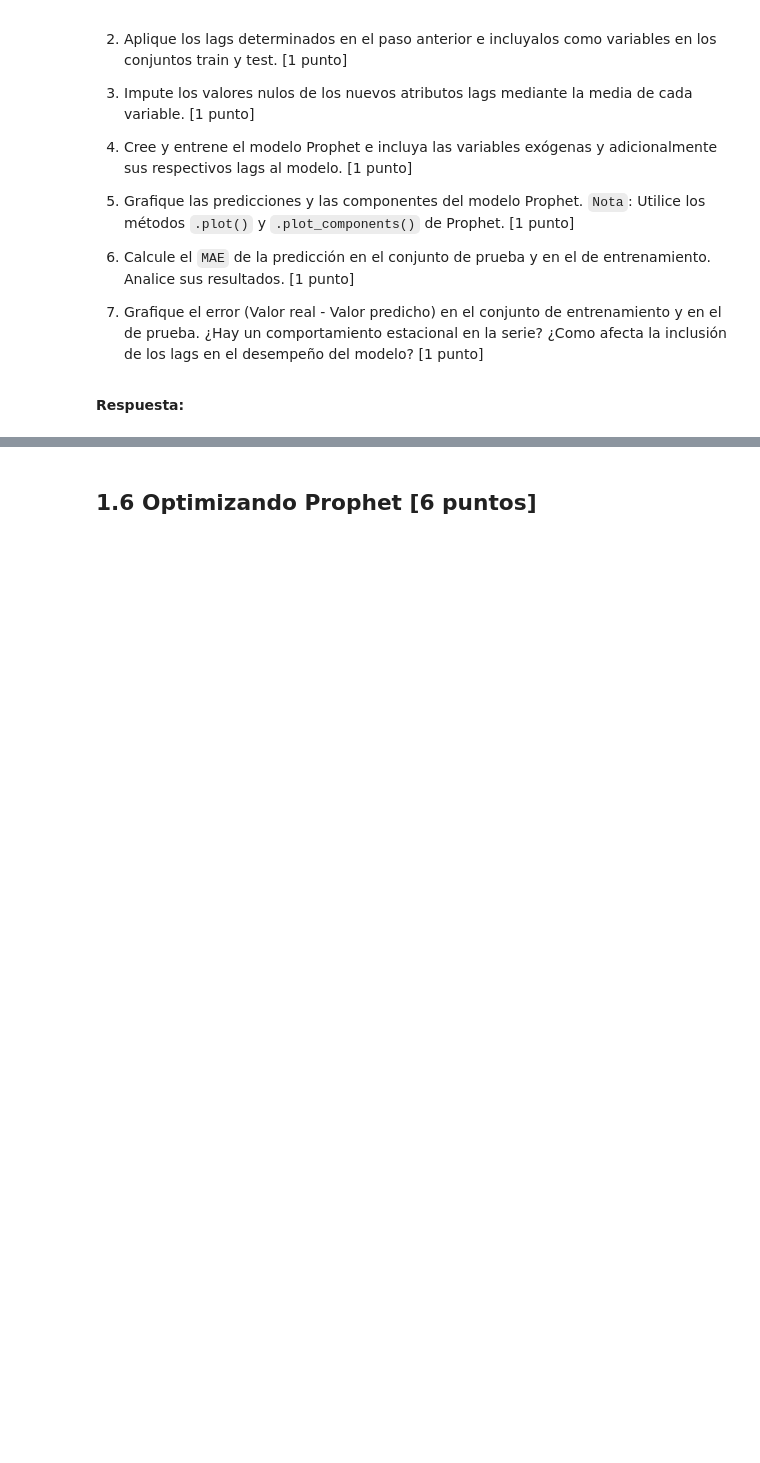
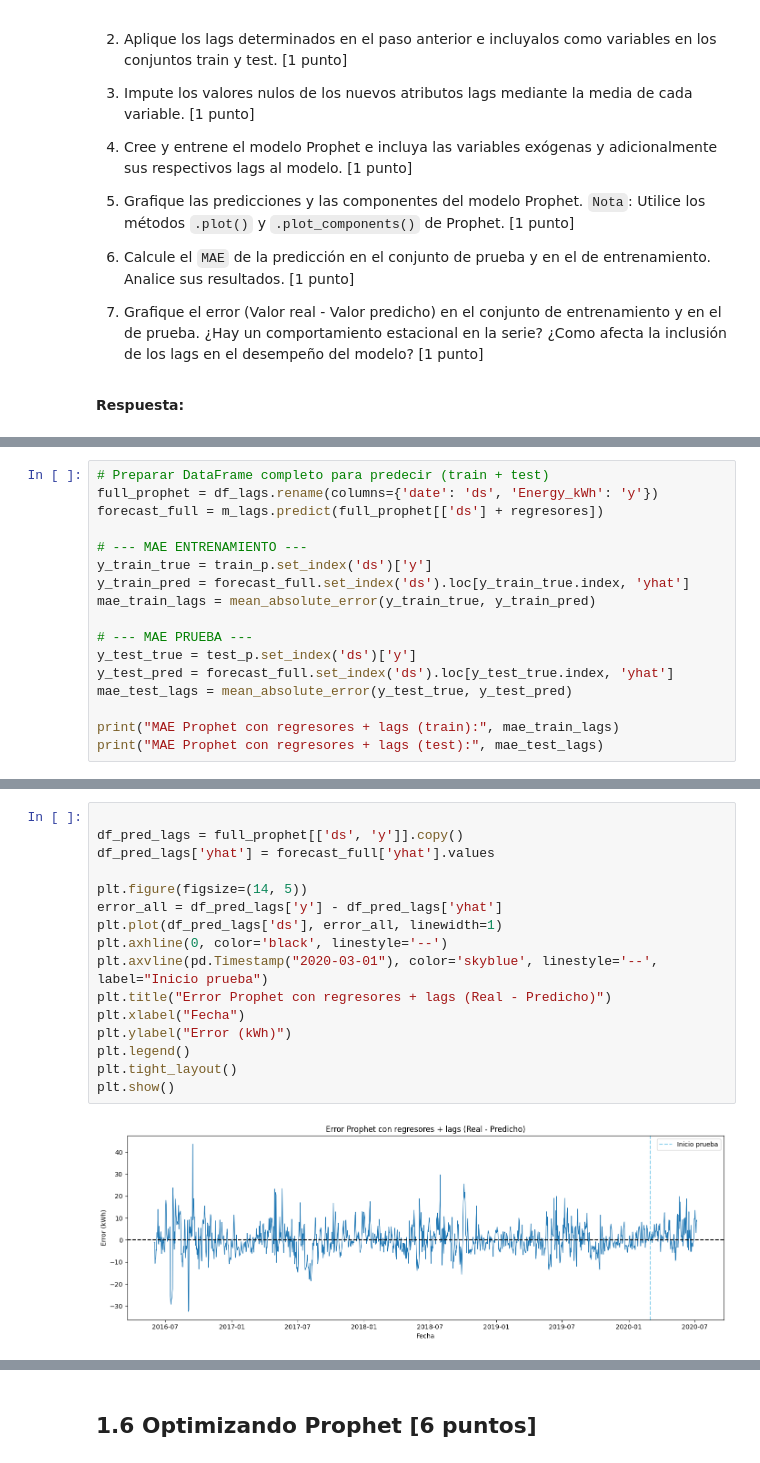
Before and after one commit to andresignacio-o/MDS7202, a Jupyter notebook: Lab10/Lab10_enunciado.ipynb, the cells around one changed output, grey strips where cells are left out. Cells and saved outputs as stored; diff of their text form; blank space fills up the shorter version.

```diff
--- a/Lab10/Lab10_enunciado.ipynb
+++ b/Lab10/Lab10_enunciado.ipynb
@@ -636,0 +812,17 @@ Para ello, a usted se le pide que:
+# %%
+# Preparar DataFrame completo para predecir (train + test)
+full_prophet = df_lags.rename(columns={'date': 'ds', 'Energy_kWh': 'y'})
+forecast_full = m_lags.predict(full_prophet[['ds'] + regresores])
+
+# --- MAE ENTRENAMIENTO ---
+y_train_true = train_p.set_index('ds')['y']
+y_train_pred = forecast_full.set_index('ds').loc[y_train_true.index, 'yhat']
+mae_train_lags = mean_absolute_error(y_train_true, y_train_pred)
+
+# --- MAE PRUEBA ---
+y_test_true = test_p.set_index('ds')['y']
+y_test_pred = forecast_full.set_index('ds').loc[y_test_true.index, 'yhat']
+mae_test_lags = mean_absolute_error(y_test_true, y_test_pred)
+
+print("MAE Prophet con regresores + lags (train):", mae_train_lags)
+print("MAE Prophet con regresores + lags (test):", mae_test_lags)
@@ -636,0 +840,18 @@ Para ello, a usted se le pide que:
+# %%
+
+df_pred_lags = full_prophet[['ds', 'y']].copy()
+df_pred_lags['yhat'] = forecast_full['yhat'].values
+
+plt.figure(figsize=(14, 5))
+error_all = df_pred_lags['y'] - df_pred_lags['yhat']
+plt.plot(df_pred_lags['ds'], error_all, linewidth=1)
+plt.axhline(0, color='black', linestyle='--')
+plt.axvline(pd.Timestamp("2020-03-01"), color='skyblue', linestyle='--', label="Inicio prueba")
+plt.title("Error Prophet con regresores + lags (Real - Predicho)")
+plt.xlabel("Fecha")
+plt.ylabel("Error (kWh)")
+plt.legend()
+plt.tight_layout()
+plt.show()
+# %% [output]
+[figure, added]
```
Also changed, not shown: parts of 18 cells of this notebook.
